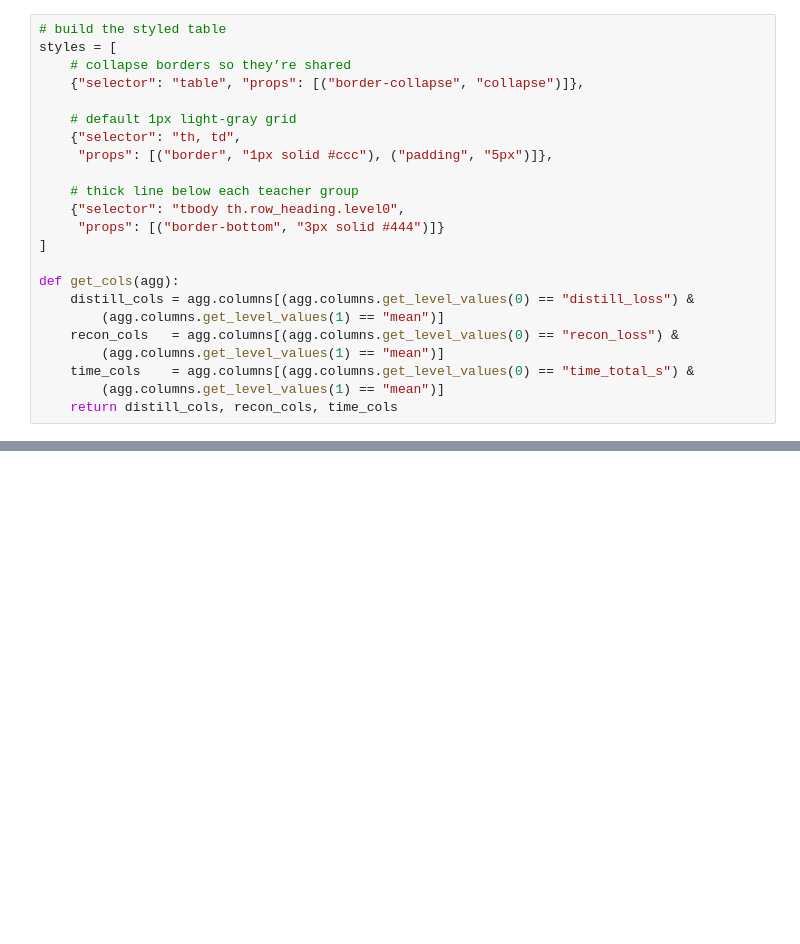
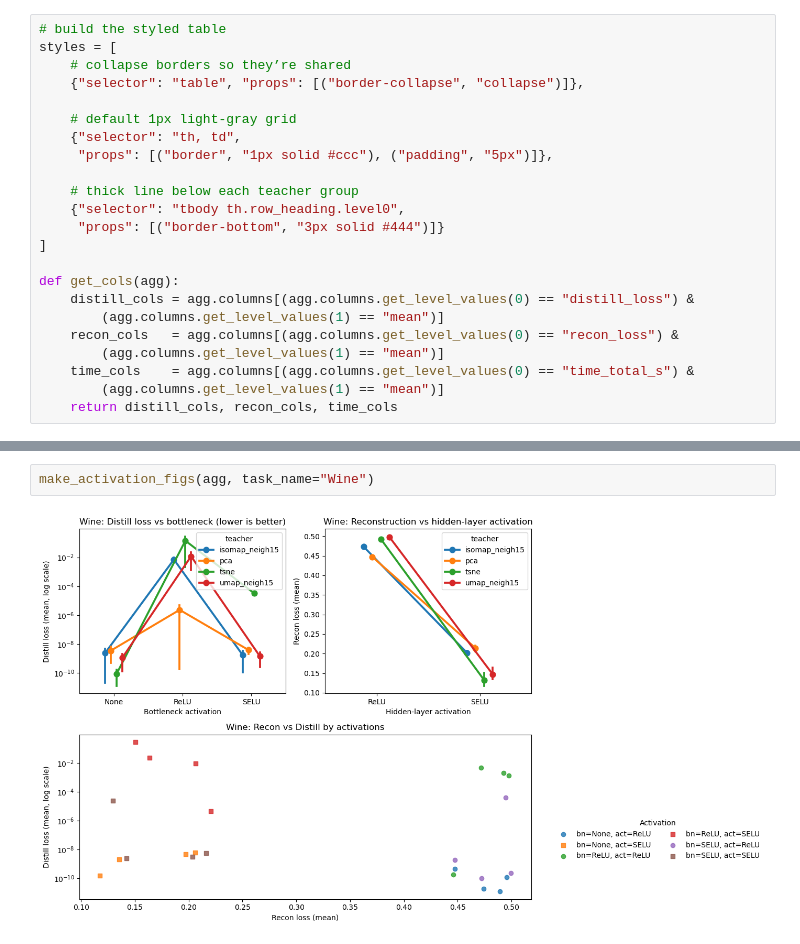
Before and after one commit to DataSlingers/MEDAL, a Jupyter notebook: notebooks/nn_distill_tuning.ipynb, the cells around one changed output, grey strips where cells are left out. Cells and saved outputs as stored; diff of their text form; blank space fills up the shorter version.

```diff
--- a/notebooks/nn_distill_tuning.ipynb
+++ b/notebooks/nn_distill_tuning.ipynb
@@ -101 +129,5 @@ Distill & Recon Loss (mean/std/count)
+# %%
+make_activation_figs(agg, task_name="Wine")
+# %% [output]
+[figure, added]
 # %%
```
Also changed, not shown: parts of 24 cells of this notebook, 3 other files.
